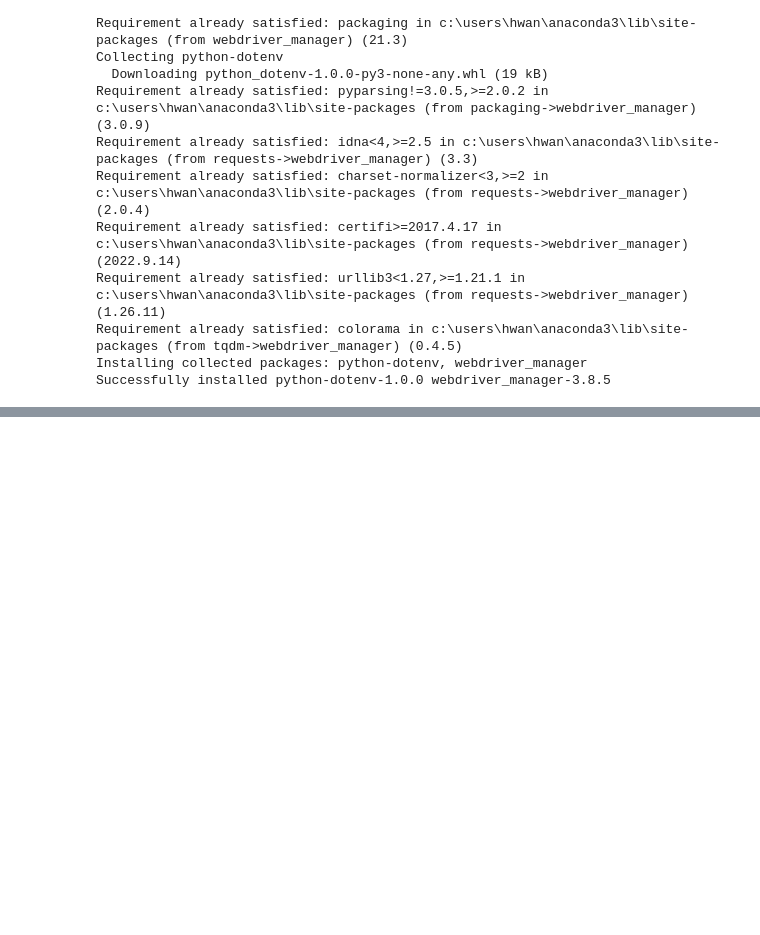
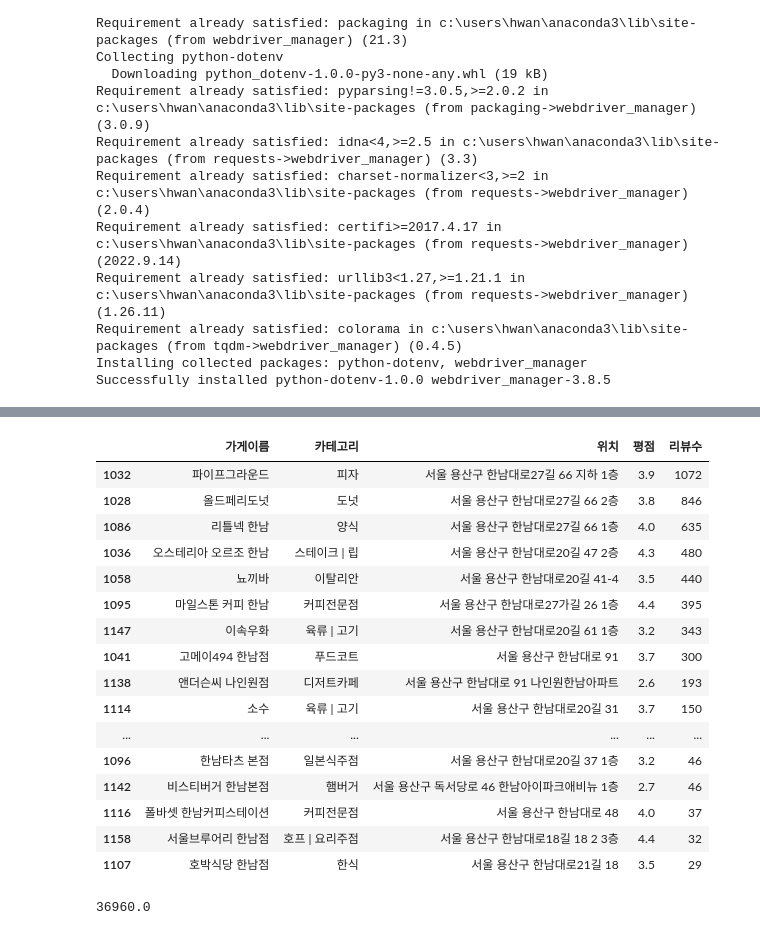
Before and after one commit to fanithon/Subproject-Restaurant-Crawling, a Jupyter notebook: 01.KAKAO_Restaurant-subproject.ipynb, the cells around one changed output, grey strips where cells are left out. Saved outputs shown, nothing was run; the diff lists cells and outputs as text; code cells hidden in the pictures; blank space fills up the shorter version.

```diff
--- a/01.KAKAO_Restaurant-subproject.ipynb
+++ b/01.KAKAO_Restaurant-subproject.ipynb
@@ -200,0 +260,3 @@ AttributeError: 'NoneType' object has no attribute 'extend'
+# %%
+df = pd.read_csv('./restaurant_crawling.csv')
+df
@@ -200,0 +277,4 @@ AttributeError: 'NoneType' object has no attribute 'extend'
+# %%
+#중복값처리
+df.drop_duplicates(['가게이름'], inplace=True)
+df
@@ -200,0 +312,25 @@ AttributeError: 'NoneType' object has no attribute 'extend'
+# %%
+# 한남동 맛집 탐색
+df[df['위치'].str.contains('한남')].sort_values('리뷰수',ascending=False).head(30)
+# %% [output]
+|  | 가게이름 | 카테고리 | 위치 | 평점 | 리뷰수 |
+| 1032 | 파이프그라운드 | 피자 | 서울 용산구 한남대로27길 66 지하 1층 | 3.9 | 1072 |
+| 1028 | 올드페리도넛 | 도넛 | 서울 용산구 한남대로27길 66 2층 | 3.8 | 846 |
+| 1086 | 리틀넥 한남 | 양식 | 서울 용산구 한남대로27길 66 1층 | 4.0 | 635 |
+| 1036 | 오스테리아 오르조 한남 | 스테이크 | 립 | 서울 용산구 한남대로20길 47 2층 | 4.3 | 480 |
+| 1058 | 뇨끼바 | 이탈리안 | 서울 용산구 한남대로20길 41-4 | 3.5 | 440 |
+| 1095 | 마일스톤 커피 한남 | 커피전문점 | 서울 용산구 한남대로27가길 26 1층 | 4.4 | 395 |
+| 1147 | 이속우화 | 육류 | 고기 | 서울 용산구 한남대로20길 61 1층 | 3.2 | 343 |
+| 1041 | 고메이494 한남점 | 푸드코트 | 서울 용산구 한남대로 91 | 3.7 | 300 |
+| 1138 | 앤더슨씨 나인원점 | 디저트카페 | 서울 용산구 한남대로 91 나인원한남아파트 | 2.6 | 193 |
+| 1114 | 소수 | 육류 | 고기 | 서울 용산구 한남대로20길 31 | 3.7 | 150 |
+| ... | ... | ... | ... | ... | ... |
+| 1096 | 한남타츠 본점 | 일본식주점 | 서울 용산구 한남대로20길 37 1층 | 3.2 | 46 |
+| 1142 | 비스티버거 한남본점 | 햄버거 | 서울 용산구 독서당로 46 한남아이파크애비뉴 1층 | 2.7 | 46 |
+| 1116 | 폴바셋 한남커피스테이션 | 커피전문점 | 서울 용산구 한남대로 48 | 4.0 | 37 |
+| 1158 | 서울브루어리 한남점 | 호프 | 요리주점 | 서울 용산구 한남대로18길 18 2 3층 | 4.4 | 32 |
+| 1107 | 호박식당 한남점 | 한식 | 서울 용산구 한남대로21길 18 | 3.5 | 29 |
+# %%
+3850*9.6
+# %% [output]
+36960.0
```
Also changed, not shown: parts of 11 cells of this notebook, 3 other files.
